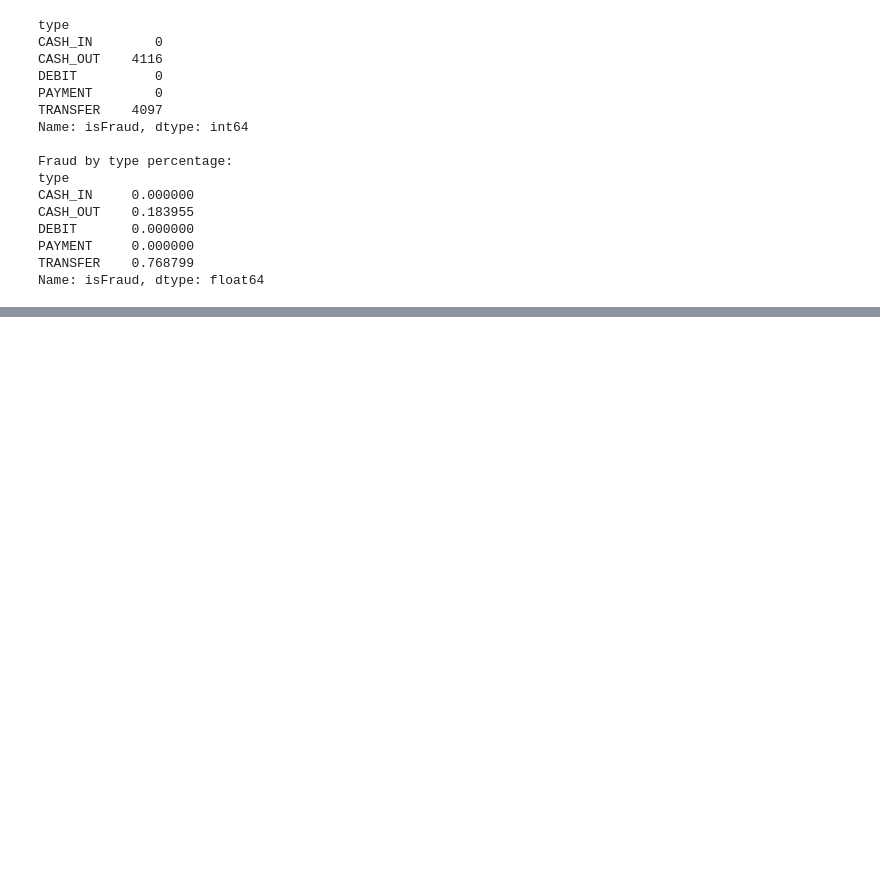
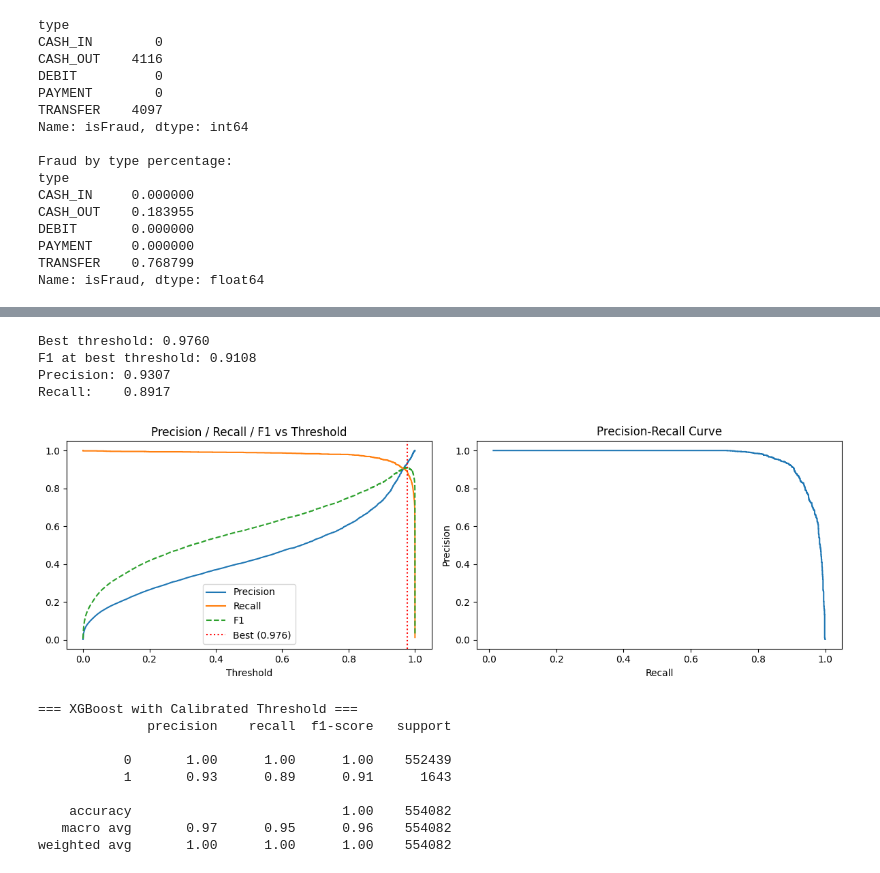
Before and after one commit to harshitachhabria18/FraudDetection, a Jupyter notebook: notebook/FraudDetection.ipynb, the cells around one changed output, grey strips where cells are left out. Cells and saved outputs as stored; diff of their text form; code cells hidden in the pictures; blank space fills up the shorter version.

```diff
--- a/notebook/FraudDetection.ipynb
+++ b/notebook/FraudDetection.ipynb
@@ -262,21 +270,21 @@ ROC-AUC: 0.8919564737385154
 # %%
-from xgboost import XGBClassifier
-
-# Calculate scale_pos_weight
 scale = (y_train == 0).sum() / (y_train == 1).sum()
-print(f"scale_pos_weight: {scale:.2f}")
+print(f'scale_pos_weight: {scale:.2f}')
 
 xgb = XGBClassifier(
     scale_pos_weight=scale,
-    n_estimators=100,
+    n_estimators=200,
+    max_depth=6,
+    learning_rate=0.1,
     random_state=42,
-    eval_metric='logloss'
+    eval_metric='logloss',
+    use_label_encoder=False
 )
 
 xgb.fit(X_train, y_train)
 y_pred_xgb = xgb.predict(X_test)
 
-print("\n=== XGBoost Results ===")
+print('\n=== XGBoost Results (default 0.5 threshold) ===')
 print(classification_report(y_test, y_pred_xgb))
-print("ROC-AUC:", roc_auc_score(y_test, y_pred_xgb))
+print('ROC-AUC:', roc_auc_score(y_test, xgb.predict_proba(X_test)[:,1]))
 # %% [output]
@@ -353,0 +304,54 @@ Columns: ['step', 'amount', 'oldbalanceOrg', 'newbalanceOrig', 'oldbalanceDest',
+# %%
+y_prob = xgb.predict_proba(X_test)[:, 1]
+
+precisions, recalls, thresholds = precision_recall_curve(y_test, y_prob)
+
+# F1 for every threshold
+f1_scores = 2 * (precisions[:-1] * recalls[:-1]) / (precisions[:-1] + recalls[:-1] + 1e-9)
+best_idx = np.argmax(f1_scores)
+best_threshold = thresholds[best_idx]
+best_f1 = f1_scores[best_idx]
+
+print(f'Best threshold: {best_threshold:.4f}')
+print(f'F1 at best threshold: {best_f1:.4f}')
+print(f'Precision: {precisions[best_idx]:.4f}')
+print(f'Recall:    {recalls[best_idx]:.4f}')
+
+# Plot
+fig, axes = plt.subplots(1, 2, figsize=(12, 4))
+
+axes[0].plot(thresholds, precisions[:-1], label='Precision')
+axes[0].plot(thresholds, recalls[:-1], label='Recall')
+axes[0].plot(thresholds, f1_scores, label='F1', linestyle='--')
+axes[0].axvline(best_threshold, color='red', linestyle=':', label=f'Best ({best_threshold:.3f})')
+axes[0].set_xlabel('Threshold')
+axes[0].set_title('Precision / Recall / F1 vs Threshold')
+axes[0].legend()
+
+axes[1].plot(recalls[:-1], precisions[:-1])
+axes[1].set_xlabel('Recall')
+axes[1].set_ylabel('Precision')
+axes[1].set_title('Precision-Recall Curve')
+
+plt.tight_layout()
+plt.show()
+
+# Final results with calibrated threshold
+y_pred_best = (y_prob >= best_threshold).astype(int)
+print('\n=== XGBoost with Calibrated Threshold ===')
+print(classification_report(y_test, y_pred_best))
+# %% [output]
+Best threshold: 0.9760
+F1 at best threshold: 0.9108
+Precision: 0.9307
+Recall:    0.8917
+[figure, added]
+=== XGBoost with Calibrated Threshold ===
+              precision    recall  f1-score   support
+
+           0       1.00      1.00      1.00    552439
+           1       0.93      0.89      0.91      1643
+
+    accuracy                           1.00    554082
+   macro avg       0.97      0.95      0.96    554082
+weighted avg       1.00      1.00      1.00    554082
```
Also changed, not shown: parts of 23 cells of this notebook, 6 other files.
